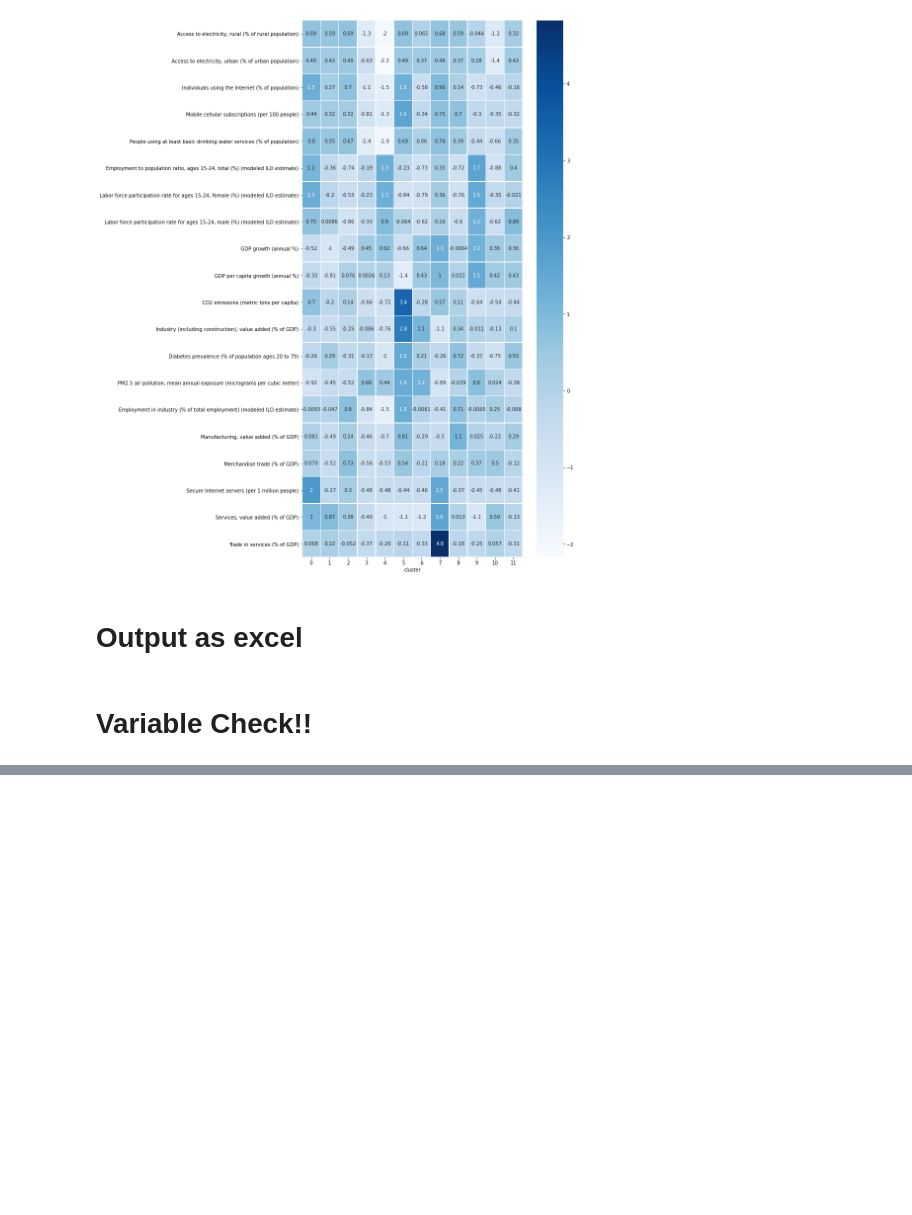
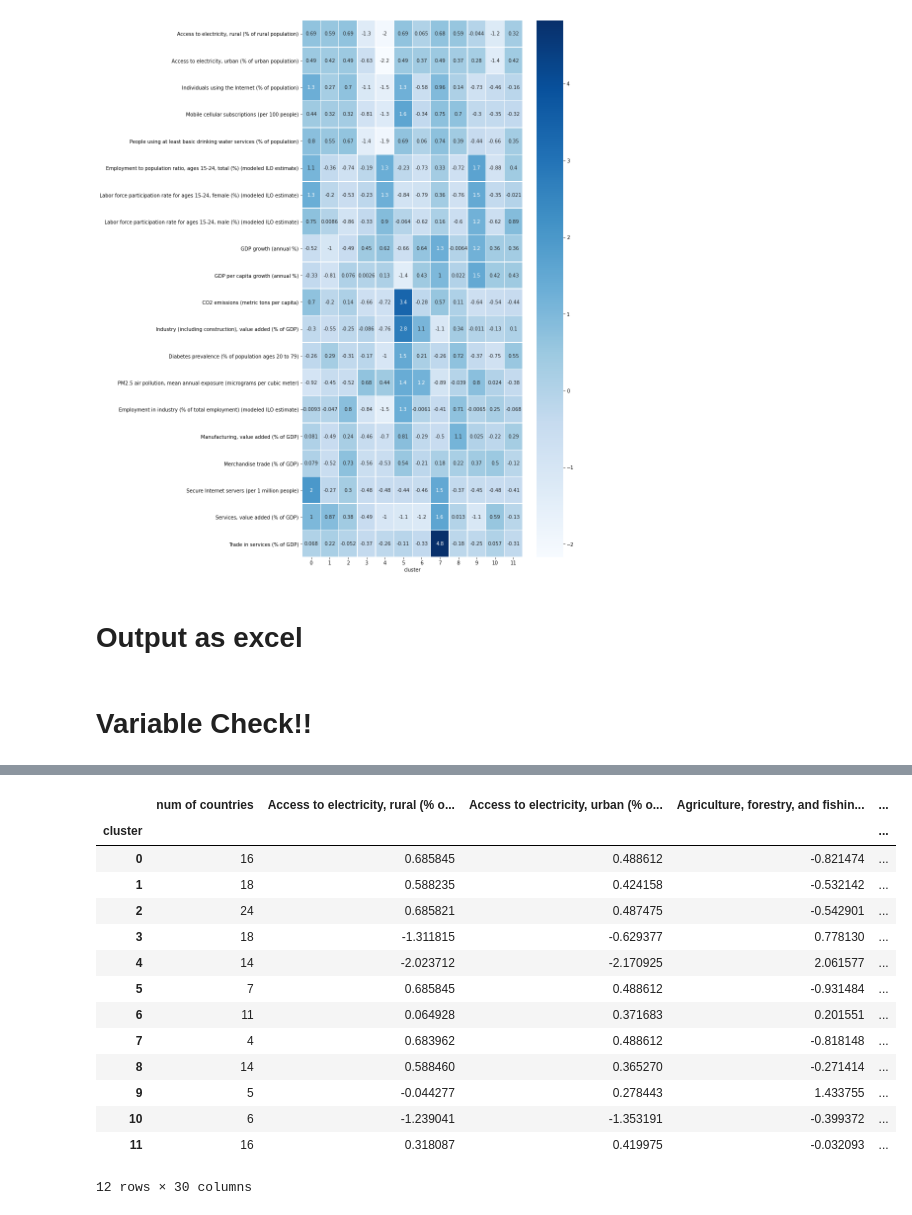
Before and after one commit to Vixus/Data_Projects, a Jupyter notebook: Factor-analysis-Cluster-analysis-on-countries-classification/FactorAnalysis.ipynb, the cells around one changed output, grey strips where cells are left out. Cells and saved outputs as stored; diff of their text form; code cells hidden in the pictures; blank space fills up the shorter version.

```diff
--- a/Factor-analysis-Cluster-analysis-on-countries-classification/FactorAnalysis.ipynb
+++ b/Factor-analysis-Cluster-analysis-on-countries-classification/FactorAnalysis.ipynb
@@ -308,0 +341,18 @@ df_final
+# %%
+df_cluster_std
+# %% [output]
+|  | num of countries | Access to electricity, rural (% o... | Access to electricity, urban (% o... | Agriculture, forestry, and fishin... | ... |
+| cluster |  |  |  |  | ... |
+| 0 | 16 | 0.685845 | 0.488612 | -0.821474 | ... |
+| 1 | 18 | 0.588235 | 0.424158 | -0.532142 | ... |
+| 2 | 24 | 0.685821 | 0.487475 | -0.542901 | ... |
+| 3 | 18 | -1.311815 | -0.629377 | 0.778130 | ... |
+| 4 | 14 | -2.023712 | -2.170925 | 2.061577 | ... |
+| 5 | 7 | 0.685845 | 0.488612 | -0.931484 | ... |
+| 6 | 11 | 0.064928 | 0.371683 | 0.201551 | ... |
+| 7 | 4 | 0.683962 | 0.488612 | -0.818148 | ... |
+| 8 | 14 | 0.588460 | 0.365270 | -0.271414 | ... |
+| 9 | 5 | -0.044277 | 0.278443 | 1.433755 | ... |
+| 10 | 6 | -1.239041 | -1.353191 | -0.399372 | ... |
+| 11 | 16 | 0.318087 | 0.419975 | -0.032093 | ... |
+12 rows × 30 columns
```
Also changed, not shown: parts of 8 cells of this notebook, 2 other files.
